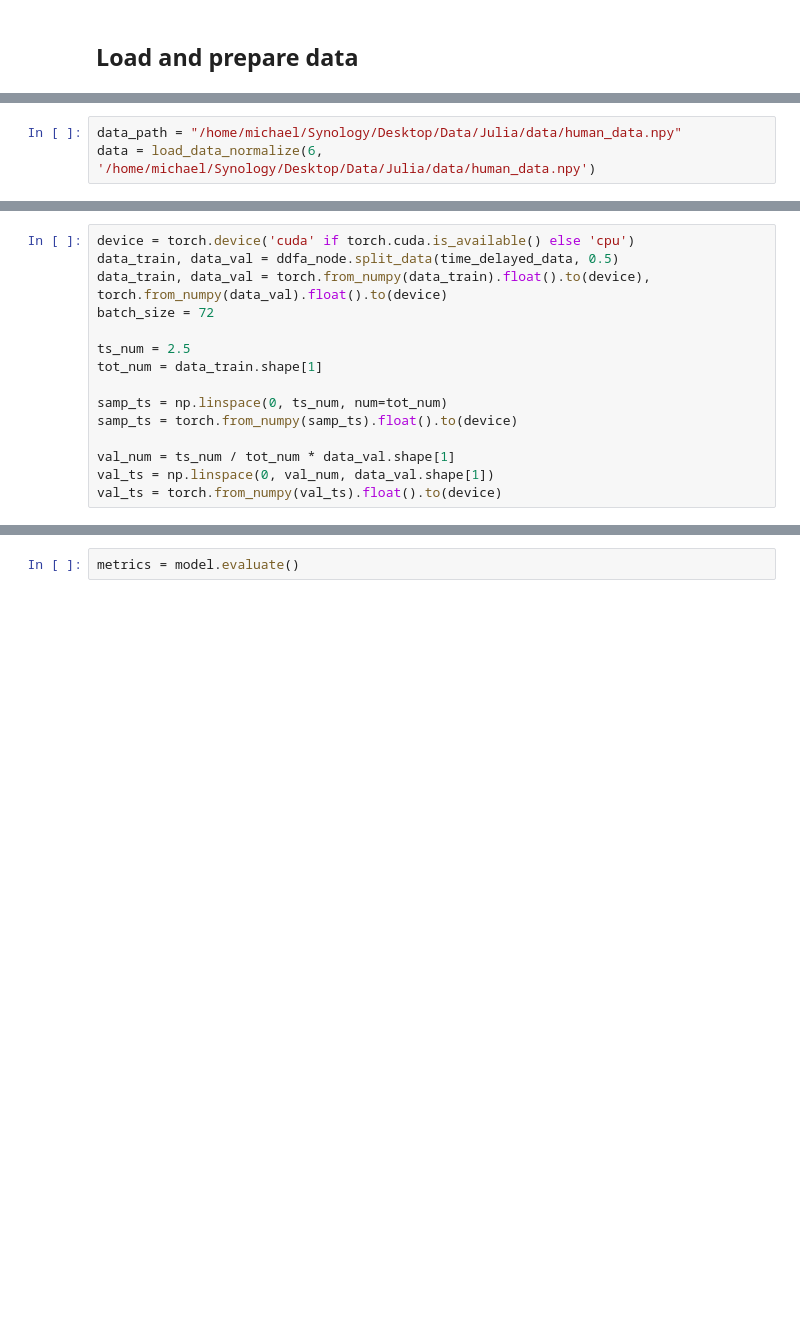
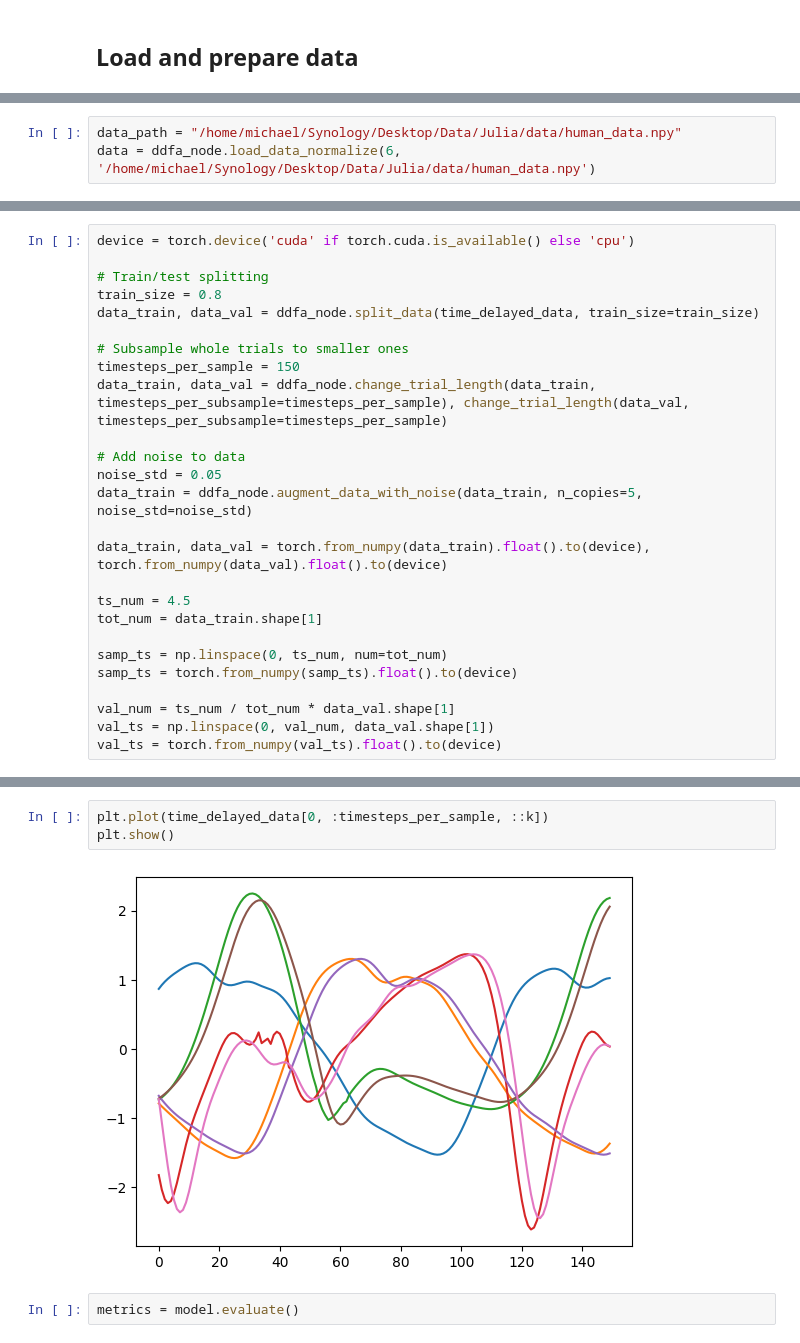
Before and after one commit to shinyoungkang1/NeuralODE, a Jupyter notebook: DDFA_NODE/Demo.ipynb, the cells around one changed output, grey strips where cells are left out. Drawn from its saved outputs; the diff is of its cells as text; blank space fills up the shorter version.

```diff
--- a/DDFA_NODE/Demo.ipynb
+++ b/DDFA_NODE/Demo.ipynb
@@ -33,3 +18,3 @@ def load_data_normalize(obs_dim, datafilepath):
 # %%
 data_path = "/home/michael/Synology/Desktop/Data/Julia/data/human_data.npy"
-data = load_data_normalize(6, '/home/michael/Synology/Desktop/Data/Julia/data/human_data.npy')
+data = ddfa_node.load_data_normalize(6, '/home/michael/Synology/Desktop/Data/Julia/data/human_data.npy')
@@ -46,10 +29,21 @@ def split_data(data, train_size=0.5):
 # %%
 device = torch.device('cuda' if torch.cuda.is_available() else 'cpu')
-data_train, data_val = ddfa_node.split_data(time_delayed_data, 0.5)
+
+# Train/test splitting
+train_size = 0.8
+data_train, data_val = ddfa_node.split_data(time_delayed_data, train_size=train_size)
+
+# Subsample whole trials to smaller ones
+timesteps_per_sample = 150
+data_train, data_val = ddfa_node.change_trial_length(data_train, timesteps_per_subsample=timesteps_per_sample), change_trial_length(data_val, timesteps_per_subsample=timesteps_per_sample)
+
+# Add noise to data
+noise_std = 0.05
+data_train = ddfa_node.augment_data_with_noise(data_train, n_copies=5, noise_std=noise_std)
+
 data_train, data_val = torch.from_numpy(data_train).float().to(device), torch.from_numpy(data_val).float().to(device)
-batch_size = 72
 
-ts_num = 2.5
+ts_num = 4.5
 tot_num = data_train.shape[1]
 
 samp_ts = np.linspace(0, ts_num, num=tot_num)
@@ -98,3 +130,8 @@ plt.show()
+# %%
+plt.plot(time_delayed_data[0, :timesteps_per_sample, ::k])
+plt.show()
+# %% [output]
+[figure, added]
 # %%
 metrics = model.evaluate()
 # %% [markdown]
```
Also changed, not shown: parts of 15 cells of this notebook, 3 other files.
